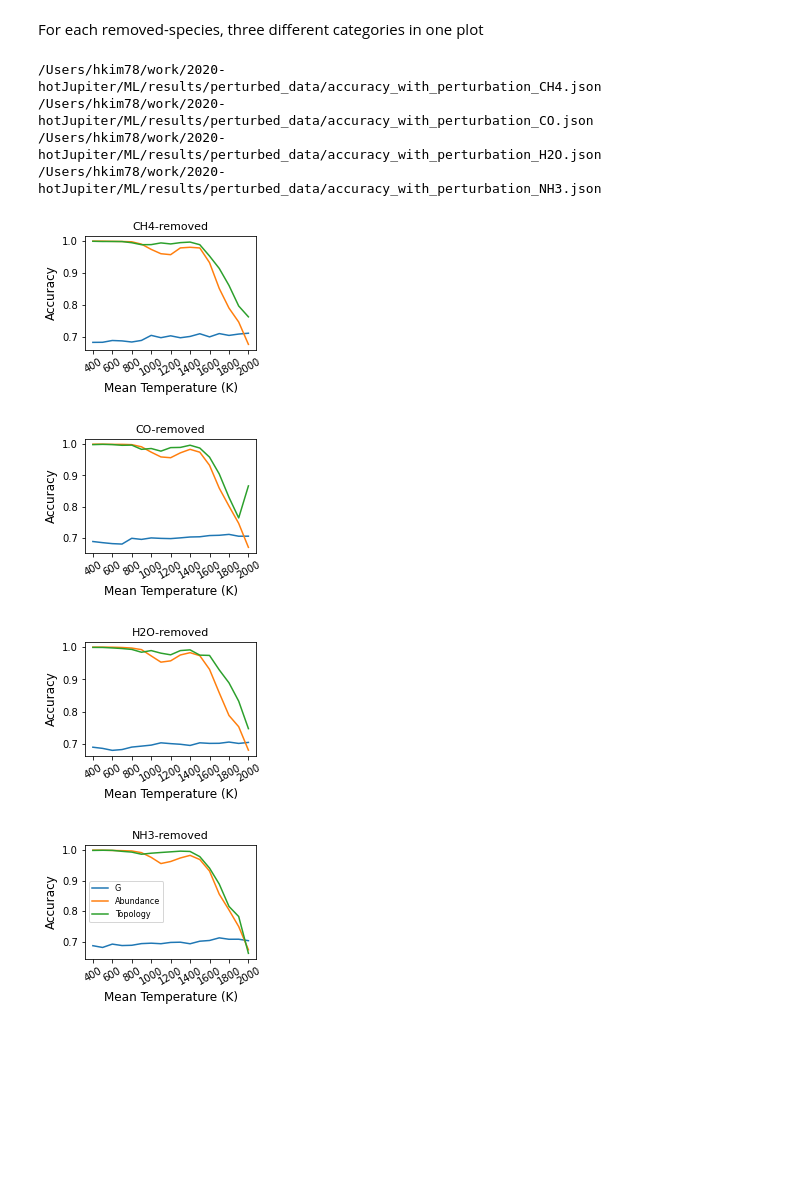
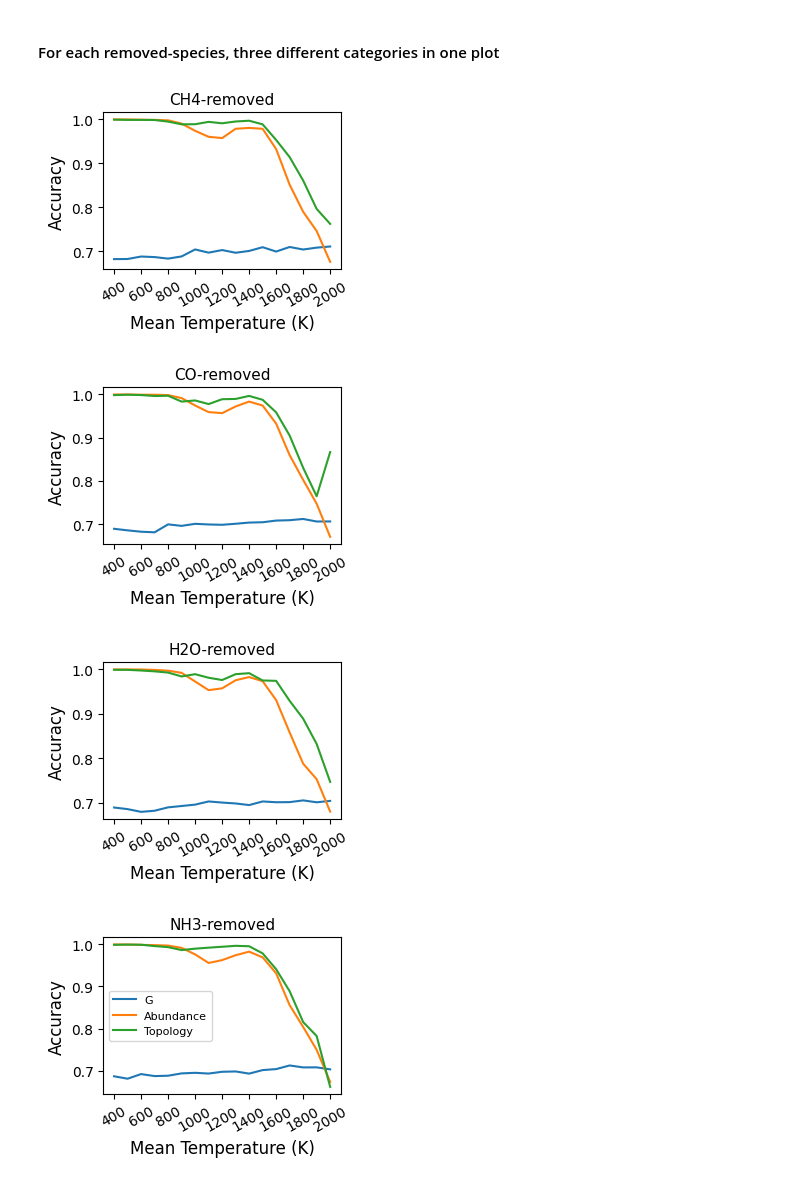
Before and after one commit to thyamu/HotJupiter, a Jupyter notebook: ML/plot_accuracy_perturbation.ipynb, the cells around one changed output. Drawn from its saved outputs; the diff is of its cells as text; code cells hidden in the pictures; blank space fills up the shorter version.

```diff
--- a/ML/plot_accuracy_perturbation.ipynb
+++ b/ML/plot_accuracy_perturbation.ipynb
@@ -12,67 +12,42 @@ import xgboost as xgb
 import matplotlib.pyplot as plt
 import time
 # %% [markdown]
-For each removed-species, three different categories in one plot
+#### For each removed-species, three different categories in one plot
 # %%
-data_dir = "/Users/hkim78/work/2020-hotJupiter/ML/results/perturbed_data/"
-dir_plot = "/Users/hkim78/work/2020-hotJupiter/plot/atmosphere-uncertainty/perturbed_data/"
+data_dir = "/Users/hkim78/work/HotJupiter/ML/results/perturbed_data/"
+dir_plot = "/Users/hkim78/work/HotJupiter/plot/atmosphere-uncertainty/perturbed_data/"
 
 mean_temp = np.arange(400, 2100, 100)
 
 legend_label = {"f1":"G", "f2": "Abundance", "f3":"Topology", "f4":"G + Topology", "f5": "G + Abundance",
                 "f6": "Abundance + Topology", "f7":"G + Abundance + Topology"}
 
 for removed_species in ["CH4", "CO", "H2O", "NH3"]:
     plt.figure(figsize=(3.3, 2.7))
 
     input_path = data_dir + "accuracy_with_perturbation_%s.json"%removed_species
-    print(input_path)
     with open(input_path) as infile:
         a = json.load(infile)
 
     for i in ["f1", "f2", "f3"]:
         plt.plot(a[i], label = legend_label[i])
 
     if removed_species == "NH3":
         plt.legend(fontsize=8)
 
     plt.xticks(np.arange(0, 17, 2), np.arange(400, 2100, 200), fontsize=10, rotation=30)
     plt.yticks(fontsize=10)
 
     plt.xlabel("Mean Temperature (K)", fontsize=12)
     plt.ylabel("Accuracy", fontsize=12)
     plt.title("%s-removed"%(removed_species), fontsize=11)
     plt.tight_layout()
 
     plt.savefig(dir_plot + "accuracy_perturbed_data_%s_three_groups.png"%removed_species, dpi=200)
     plt.savefig(dir_plot + "accuracy_perturbed_data_%s_three_groups.pdf"%removed_species)
     plt.show()
-
-
-    #
-    # list_cc = ['#1E88E5', '#BB5566', '#228833']
-    #
-    # plt.figure(figsize=(3.3, 2.7))
-    # i = 0
-    # for spread in ["50", "250", "1000"]:
-    #     plt.plot(a[spread], label=spread, linewidth=2, color=list_cc[i])
-    #
-
-    #     i += 1
-    #
-    #
-    # plt.ylim([0.0,1.05])
-    # # lines = plt.gca().get_lines()
-    # # legend_spread = plt.legend([lines[i] for i in np.arange(0, 3)], ["50", "250", "1000"],
-    # #                            prop={"size":5}, title='Spread', bbox_to_anchor=(0.0, 0.15, 0.3, 0.3))
-    # legend_spread = plt.legend(prop={"size":7.5}, title='Spread')#, bbox_to_anchor=(0.05, 0.22, 0.32, 0.3))
-    # plt.setp(legend_spread.get_title(), fontsize= 7.5)
 # %% [output]
-/Users/hkim78/work/2020-hotJupiter/ML/results/perturbed_data/accuracy_with_perturbation_CH4.json
-/Users/hkim78/work/2020-hotJupiter/ML/results/perturbed_data/accuracy_with_perturbation_CO.json
-/Users/hkim78/work/2020-hotJupiter/ML/results/perturbed_data/accuracy_with_perturbation_H2O.json
-/Users/hkim78/work/2020-hotJupiter/ML/results/perturbed_data/accuracy_with_perturbation_NH3.json
-[figure, old version]
+[figure, new version]
-[figure, old version]
+[figure, new version]
-[figure, old version]
+[figure, new version]
-[figure, old version]
+[figure, new version]
```
Also changed, not shown: parts of 2 cells of this notebook, 40 other files.
